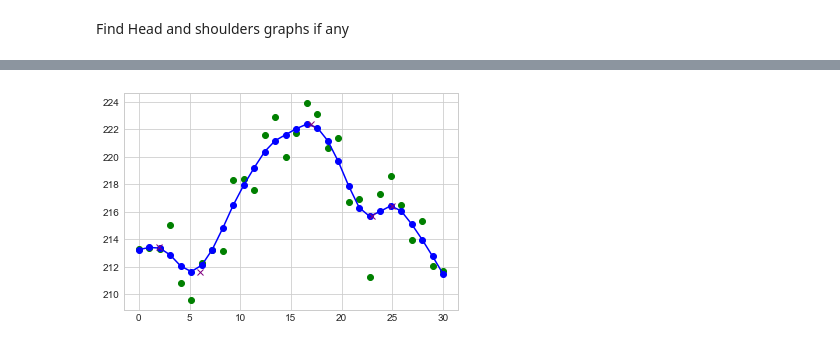
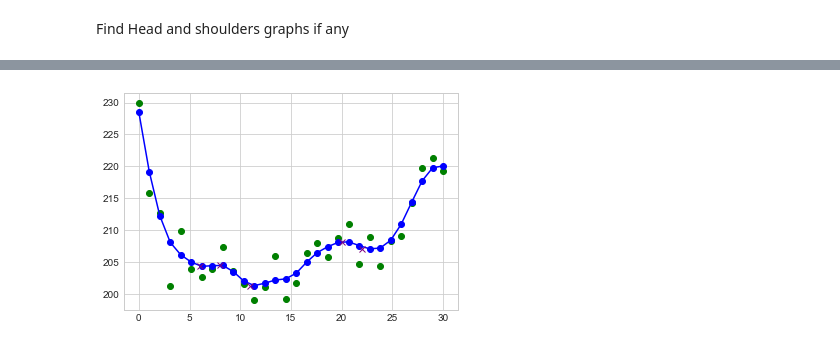
Before and after one commit to CommanderKeynes/TechnicalAnalysis, a Jupyter notebook: LoTechnicalAnalysis.ipynb, the cells around one changed output, grey strips where cells are left out. Cells and saved outputs as stored; diff of their text form; code cells hidden in the pictures.

Commit message:
Added multiple new patterns, added date functionality, shaded start and end of pattern. Need to vectorize, generalize functions, bring some stuff out of jupyter and into.py files with unit tests, etc.

```diff
--- a/LoTechnicalAnalysis.ipynb
+++ b/LoTechnicalAnalysis.ipynb
@@ -255,22 +279,40 @@ print(window_data_head_and_shoulders)
-# %%
-%matplotlib inline
-import matplotlib.pyplot as plt
-
-def plot_chart(price_series_data: dict) -> None:
-    plt.style.use('seaborn-whitegrid')
-
-    y_actual = price_series_data['closing_prices']
-    x = np.linspace(0, len(y_actual), len(y_actual))
-    plt.plot(x, y_actual, 'o', color='green');
-
-    y_regressed = price_series_data['kernel_regression_line']
-    plt.plot(x, y_regressed, '-o', color='blue');
-
-    # TODO: Plot extrema as x's
-    y_extrema = price_series_data['extrema_y_vals']
-    x_extrema = price_series_data['extrema_x_vals']
-    plt.plot(x_extrema, y_extrema, 'x', color='purple');
-
-plot_chart(price_series_data=window_data_head_and_shoulders[0], )
-# %% [output]
-[figure, removed]
+# %%
+
+def find_inverse_head_and_shoulders(window_data: list, ) -> list:
+
+    result_list = []
+
+    for i in range(0, len(window_data)):
+
+        # TODO: test for head and shoulders E1 is max, E1<E3>E5
+        extrema_y_vals = window_data[i]['extrema_y_vals']
+
+        e1_is_local_minima = extrema_y_vals[0] < extrema_y_vals[1]
+        e3_is_greater_than_e1 = extrema_y_vals[2] < extrema_y_vals[0]
+        e3_is_greater_than_e5 = extrema_y_vals[2] < extrema_y_vals[4]
+
+        e2_e4_avg = (extrema_y_vals[1] + extrema_y_vals[3]) / 2
+        e2_within_15b_of_e2_e4_avg = abs(extrema_y_vals[1] / e2_e4_avg - 1) <= 0.015
+        e4_within_15b_of_e2_e4_avg = abs(extrema_y_vals[3] / e2_e4_avg - 1) <= 0.015
+        e2_and_e4_within_15_basis_points_of_their_average = e4_within_15b_of_e2_e4_avg and e2_within_15b_of_e2_e4_avg
+
+        e1_e5_avg = (extrema_y_vals[0] + extrema_y_vals[4]) / 2
+        e1_within_15b_of_e1_e5_avg = abs(extrema_y_vals[0] / e2_e4_avg - 1) <= 0.015
+        e5_within_15b_of_e1_e5_avg = abs(extrema_y_vals[4] / e2_e4_avg - 1) <= 0.015
+        e1_and_e5_within_15_basis_points_of_their_average = e1_within_15b_of_e1_e5_avg and e5_within_15b_of_e1_e5_avg
+
+
+        price_series_has_head_and_shoulders = (
+            e1_is_local_minima and e3_is_greater_than_e1 and e3_is_greater_than_e5
+            and e2_and_e4_within_15_basis_points_of_their_average and e1_and_e5_within_15_basis_points_of_their_average)
+
+        if price_series_has_head_and_shoulders:
+            result_list = result_list + [window_data[i], ]
+
+    return result_list
+
+window_data_inverse_head_and_shoulders = find_inverse_head_and_shoulders(window_data=window_data_greater_than_4_extrema)
+
+plot_chart(price_series_data=window_data_inverse_head_and_shoulders[0], )
+# %% [output]
+[figure, added]
```
Also changed, not shown: parts of 16 cells of this notebook.
